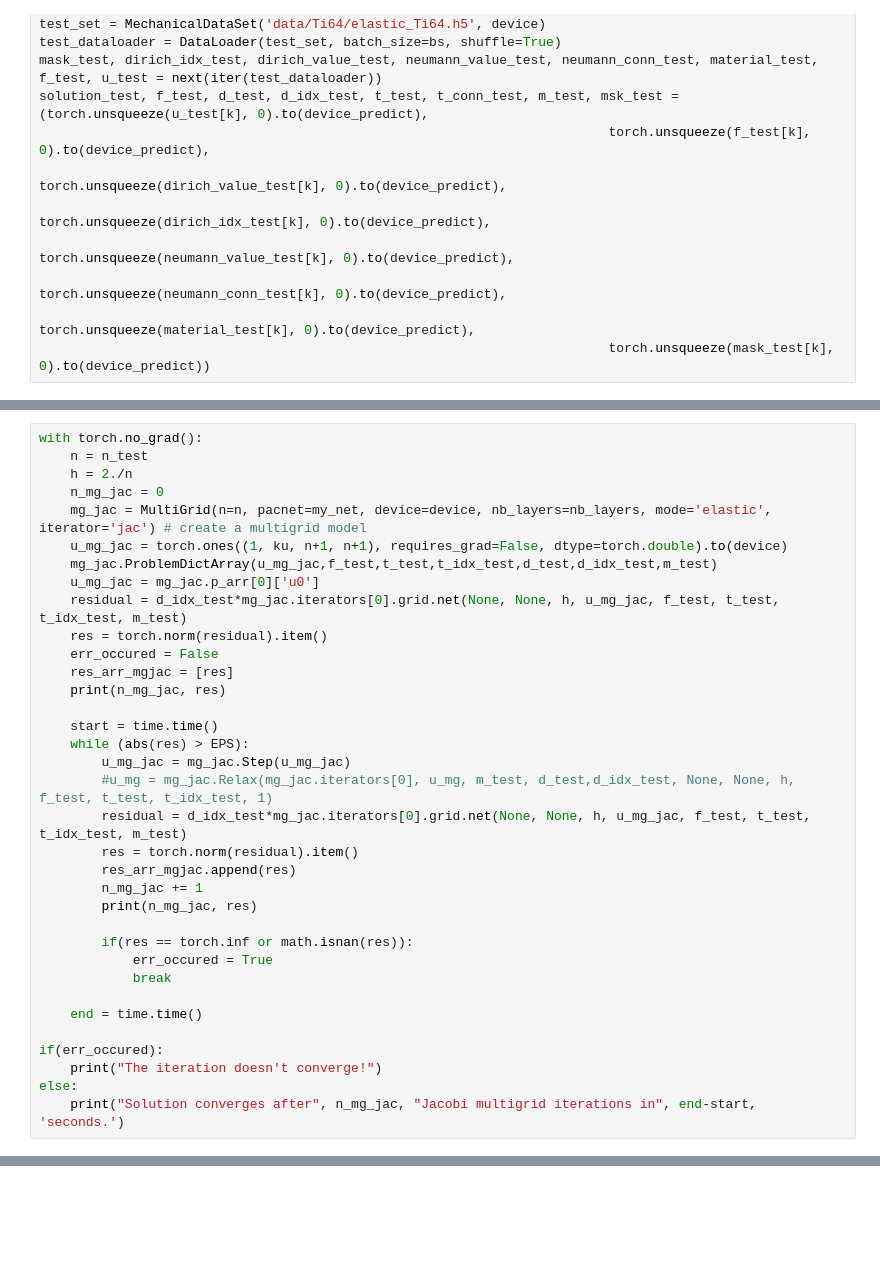
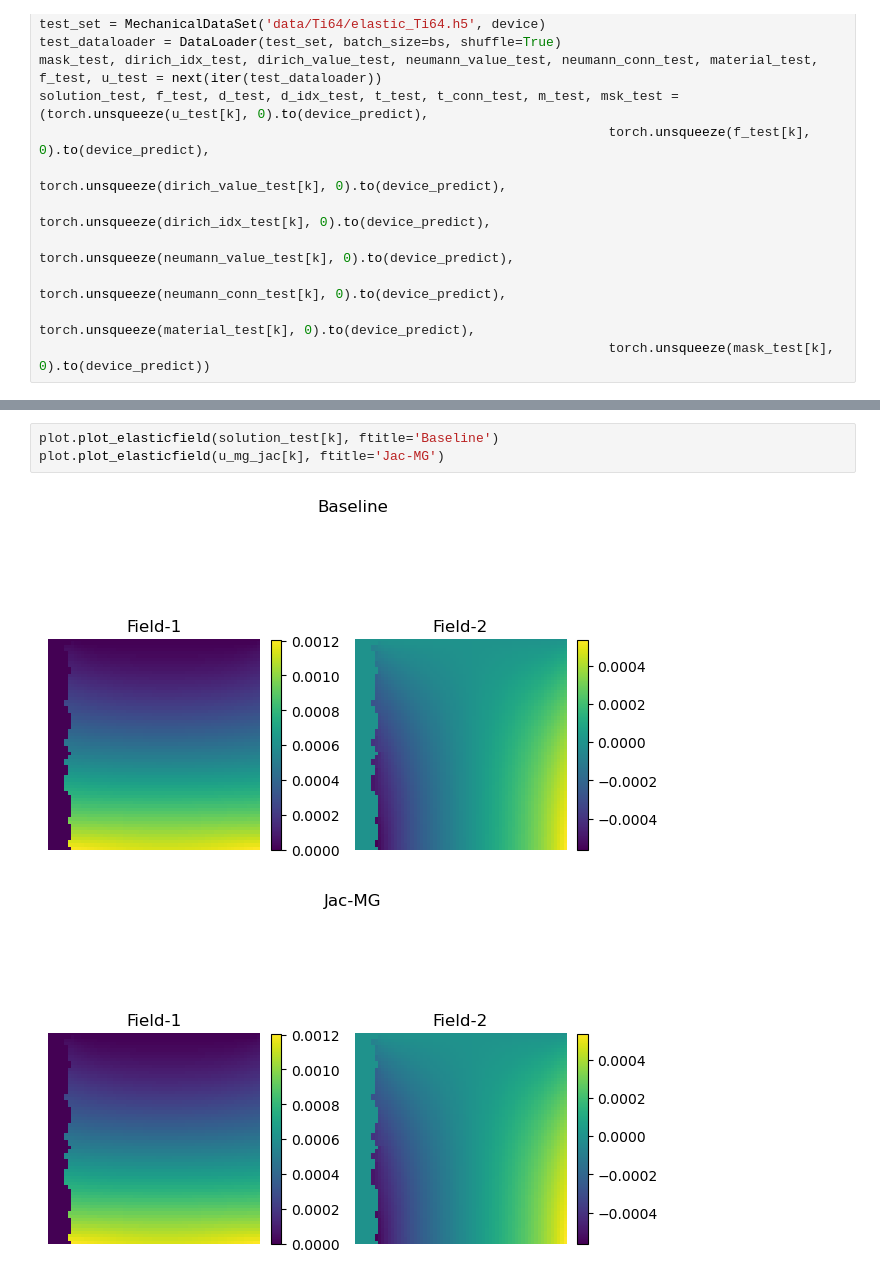
Before and after one commit to ymlasu/MFEA-Net, a Jupyter notebook: MFEANet_elastic_Ti64_test.ipynb, the cells around one changed output, grey strips where cells are left out. Drawn from its saved outputs; the diff is of its cells as text; blank space fills up the shorter version.

```diff
--- a/MFEANet_elastic_Ti64_test.ipynb
+++ b/MFEANet_elastic_Ti64_test.ipynb
@@ -570,35 +145,0 @@ solution_test, f_test, d_test, d_idx_test, t_test, t_idx_test, m_test = (torch.u
-# %%
-with torch.no_grad():
-    n = n_test
-    h = 2./n
-    n_mg_jac = 0
-    mg_jac = MultiGrid(n=n, pacnet=my_net, device=device, nb_layers=nb_layers, mode='elastic', iterator='jac') # create a multigrid model
-    u_mg_jac = torch.ones((1, ku, n+1, n+1), requires_grad=False, dtype=torch.double).to(device)
-    mg_jac.ProblemDictArray(u_mg_jac,f_test,t_test,t_idx_test,d_test,d_idx_test,m_test)
-    u_mg_jac = mg_jac.p_arr[0]['u0']
-    residual = d_idx_test*mg_jac.iterators[0].grid.net(None, None, h, u_mg_jac, f_test, t_test, t_idx_test, m_test)
-    res = torch.norm(residual).item()
-    err_occured = False
-    res_arr_mgjac = [res]
-    print(n_mg_jac, res)
-
-    start = time.time()
-    while (abs(res) > EPS):
-        u_mg_jac = mg_jac.Step(u_mg_jac)
-        #u_mg = mg_jac.Relax(mg_jac.iterators[0], u_mg, m_test, d_test,d_idx_test, None, None, h, f_test, t_test, t_idx_test, 1)
-        residual = d_idx_test*mg_jac.iterators[0].grid.net(None, None, h, u_mg_jac, f_test, t_test, t_idx_test, m_test)
-        res = torch.norm(residual).item()
-        res_arr_mgjac.append(res)
-        n_mg_jac += 1
-        print(n_mg_jac, res)
-
-        if(res == torch.inf or math.isnan(res)):
-            err_occured = True
-            break
-
-    end = time.time()
-
-if(err_occured):
-    print("The iteration doesn't converge!")
-else:
-    print("Solution converges after", n_mg_jac, "Jacobi multigrid iterations in", end-start, 'seconds.')
@@ -682,0 +146,6 @@ plt.show()
+# %%
+plot.plot_elasticfield(solution_test[k], ftitle='Baseline')
+plot.plot_elasticfield(u_mg_jac[k], ftitle='Jac-MG')
+# %% [output]
+[figure, added]
+[figure, added]
```
Also changed, not shown: parts of 19 cells of this notebook, 5 other files.
